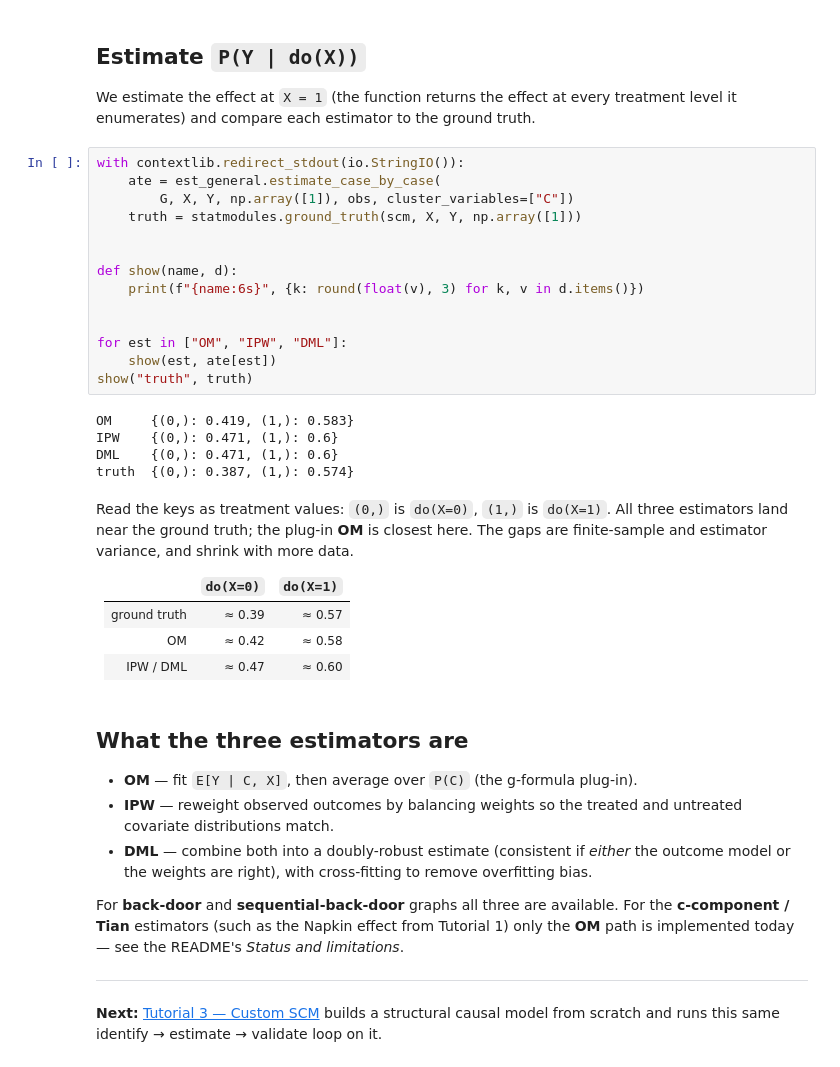
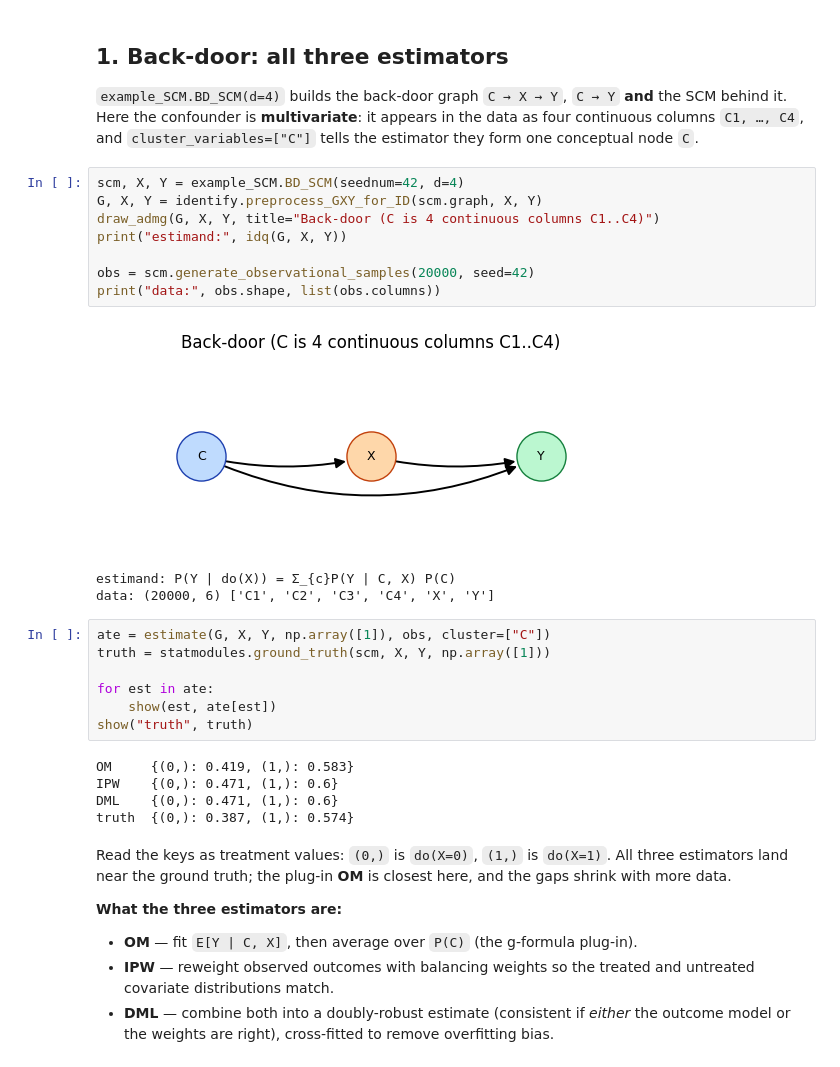
Before and after one commit to yonghanjung/CausalPy, a Jupyter notebook: tutorials/02_estimation.ipynb, the cells around one changed output. Drawn from its saved outputs; the diff is of its cells as text.

```diff
--- a/tutorials/02_estimation.ipynb
+++ b/tutorials/02_estimation.ipynb
@@ -45,51 +123,43 @@ observational sample: (20000, 6) columns: ['C1', 'C2', 'C3', 'C4', 'X', 'Y']
 # %% [markdown]
-## Estimate `P(Y | do(X))`
+## 1. Back-door: all three estimators
 
-We estimate the effect at `X = 1` (the function returns the effect at every treatment
-level it enumerates) and compare each estimator to the ground truth.
+`example_SCM.BD_SCM(d=4)` builds the back-door graph `C → X → Y`, `C → Y` **and** the
+SCM behind it. Here the confounder is **multivariate**: it appears in the data as four
+continuous columns `C1, …, C4`, and `cluster_variables=["C"]` tells the estimator they
+form one conceptual node `C`.
 # %%
-with contextlib.redirect_stdout(io.StringIO()):
-    ate = est_general.estimate_case_by_case(
-        G, X, Y, np.array([1]), obs, cluster_variables=["C"])
-    truth = statmodules.ground_truth(scm, X, Y, np.array([1]))
+scm, X, Y = example_SCM.BD_SCM(seednum=42, d=4)
+G, X, Y = identify.preprocess_GXY_for_ID(scm.graph, X, Y)
+draw_admg(G, X, Y, title="Back-door (C is 4 continuous columns C1..C4)")
+print("estimand:", idq(G, X, Y))
 
-
-def show(name, d):
-    print(f"{name:6s}", {k: round(float(v), 3) for k, v in d.items()})
-
-
-for est in ["OM", "IPW", "DML"]:
-    show(est, ate[est])
-show("truth", truth)
+obs = scm.generate_observational_samples(20000, seed=42)
+print("data:", obs.shape, list(obs.columns))
 # %% [output]
+[figure, added]
-OM     {(0,): 0.419, (1,): 0.583}
-IPW    {(0,): 0.471, (1,): 0.6}
-DML    {(0,): 0.471, (1,): 0.6}
-truth  {(0,): 0.387, (1,): 0.574}
+estimand: P(Y | do(X)) = Σ_{c}P(Y | C, X) P(C)
+data: (20000, 6) ['C1', 'C2', 'C3', 'C4', 'X', 'Y']
-# %% [markdown]
-Read the keys as treatment values: `(0,)` is `do(X=0)`, `(1,)` is `do(X=1)`. All
-three estimators land near the ground truth; the plug-in **OM** is closest here. The
-gaps are finite-sample and estimator variance, and shrink with more data.
-
-| | `do(X=0)` | `do(X=1)` |
-|---|---|---|
-| ground truth | ≈ 0.39 | ≈ 0.57 |
-| OM | ≈ 0.42 | ≈ 0.58 |
-| IPW / DML | ≈ 0.47 | ≈ 0.60 |
+# %%
+ate = estimate(G, X, Y, np.array([1]), obs, cluster=["C"])
+truth = statmodules.ground_truth(scm, X, Y, np.array([1]))
+
+for est in ate:
+    show(est, ate[est])
+show("truth", truth)
+# %% [output]
+OM     {(0,): 0.419, (1,): 0.583}
+IPW    {(0,): 0.471, (1,): 0.6}
+DML    {(0,): 0.471, (1,): 0.6}
+truth  {(0,): 0.387, (1,): 0.574}
 # %% [markdown]
-## What the three estimators are
+Read the keys as treatment values: `(0,)` is `do(X=0)`, `(1,)` is `do(X=1)`. All
+three estimators land near the ground truth; the plug-in **OM** is closest here, and
+the gaps shrink with more data.
+
+**What the three estimators are:**
 
 - **OM** — fit `E[Y | C, X]`, then average over `P(C)` (the g-formula plug-in).
-- **IPW** — reweight observed outcomes by balancing weights so the treated and
+- **IPW** — reweight observed outcomes with balancing weights so the treated and
   untreated covariate distributions match.
 - **DML** — combine both into a doubly-robust estimate (consistent if *either* the
-  outcome model or the weights are right), with cross-fitting to remove overfitting bias.
-
-For **back-door** and **sequential-back-door** graphs all three are available. For the
-**c-component / Tian** estimators (such as the Napkin effect from Tutorial 1) only the
-**OM** path is implemented today — see the README's *Status and limitations*.
-
----
-
-**Next:** [Tutorial 3 — Custom SCM](03_custom_scm.ipynb) builds a structural causal
-model from scratch and runs this same identify → estimate → validate loop on it.
+  outcome model or the weights are right), cross-fitted to remove overfitting bias.
```
Also changed, not shown: parts of 12 cells of this notebook, 5 other files.
